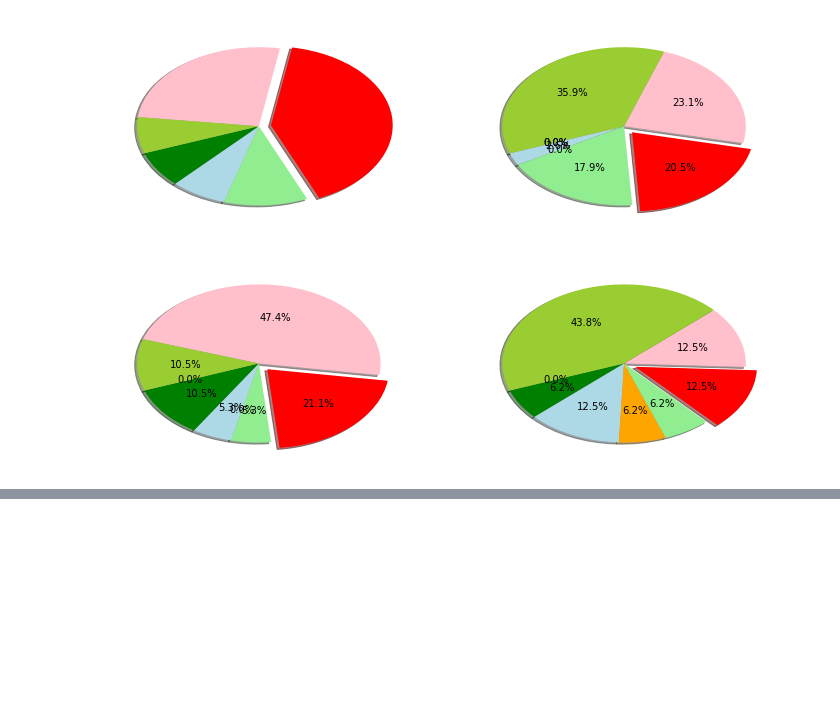
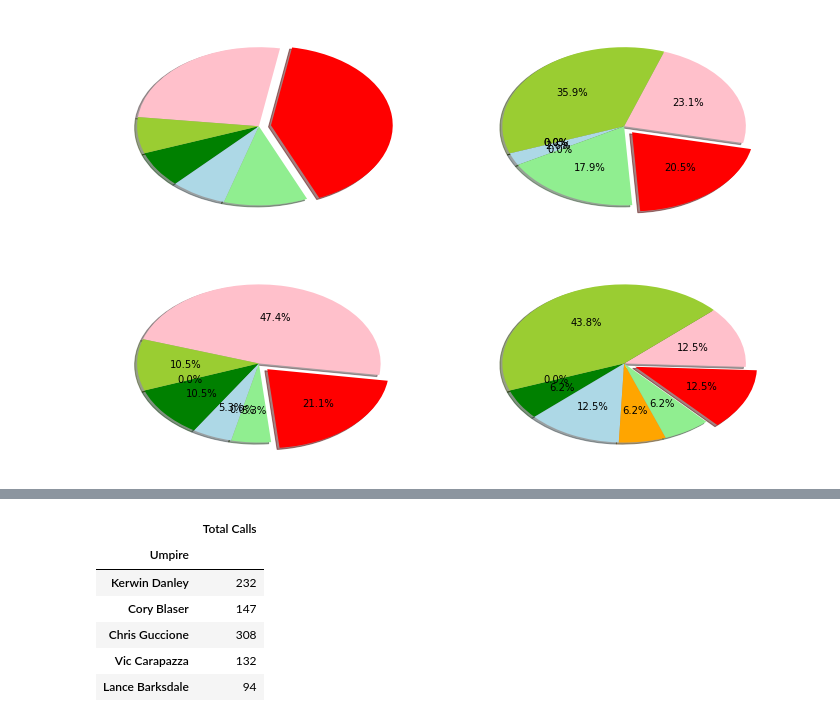
Before and after one commit to ForrestMcDougal/MLB-Postseason-Umpire-Analysis, a Jupyter notebook: Charts - NEW CHARTS.ipynb, the cells around one changed output, grey strips where cells are left out. Saved outputs shown, nothing was run; the diff lists cells and outputs as text; code cells hidden in the pictures; blank space fills up the shorter version.

```diff
--- a/Charts - NEW CHARTS.ipynb
+++ b/Charts - NEW CHARTS.ipynb
@@ -1264,0 +1269,25 @@ dtype: float64
+# %%
+# Time to find the average total_calls_for_dubblechart
+# total_calls_for_dubblechart.rename["Total Calls"] = total_calls_for_dubblechart["total_calls"]
+
+
+total_calls_for_dubblechartRN = total_calls_for_dubblechart.rename(columns={"total_calls":"Total Calls"})
+# total_calls_for_dubblechart1 = pd.DataFrame(total_calls_for_dubblechart, columns=[
+#                         "Umpire", "Total Calls"])
+# total_calls_for_dubblechart1 = total_calls_for_dubblechart1.set_index("Umpire")
+
+
+# renamed_df = organized_df.rename(columns={"Membership(Days)":"Membership in Days", "Weight":"Weight in Pounds"})
+# total_calls_for_dubblechartRN = total_calls_for_dubblechartRN.set_index("Umpire")
+total_calls_for_dubblechartRN.head()
+
+
+# total_calls_for_dubblechart.mean()
+# %% [output]
+|  | Total Calls |
+| Umpire |  |
+| Kerwin Danley | 232 |
+| Cory Blaser | 147 |
+| Chris Guccione | 308 |
+| Vic Carapazza | 132 |
+| Lance Barksdale | 94 |
```
Also changed, not shown: parts of 11 cells of this notebook, 2 other files.
